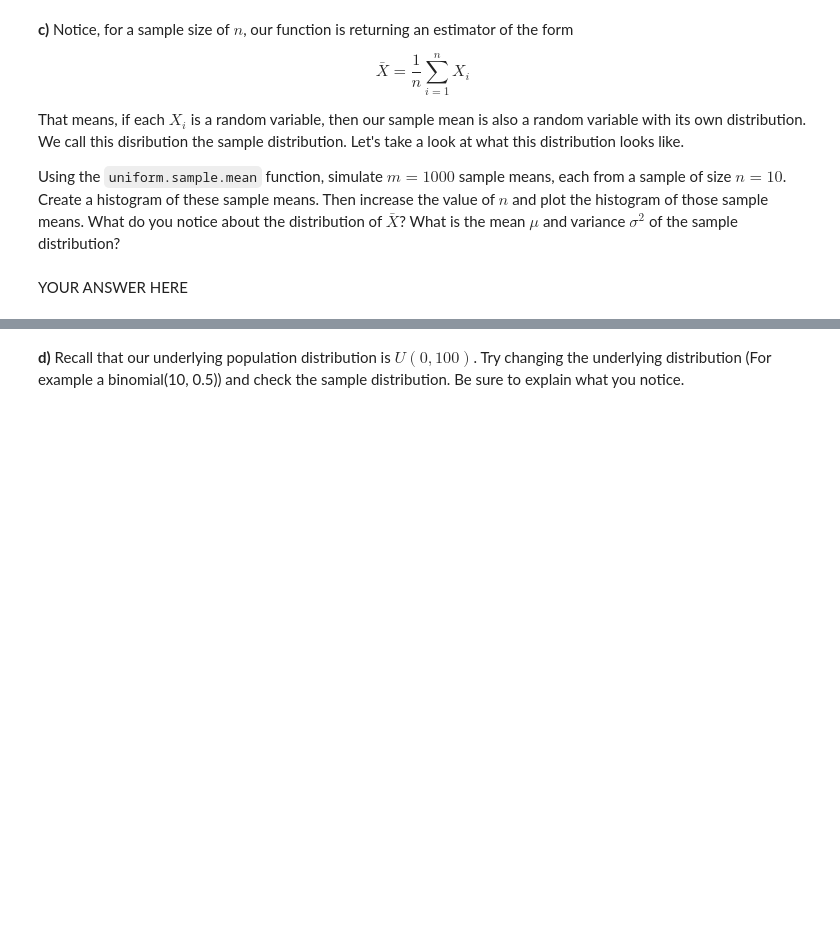
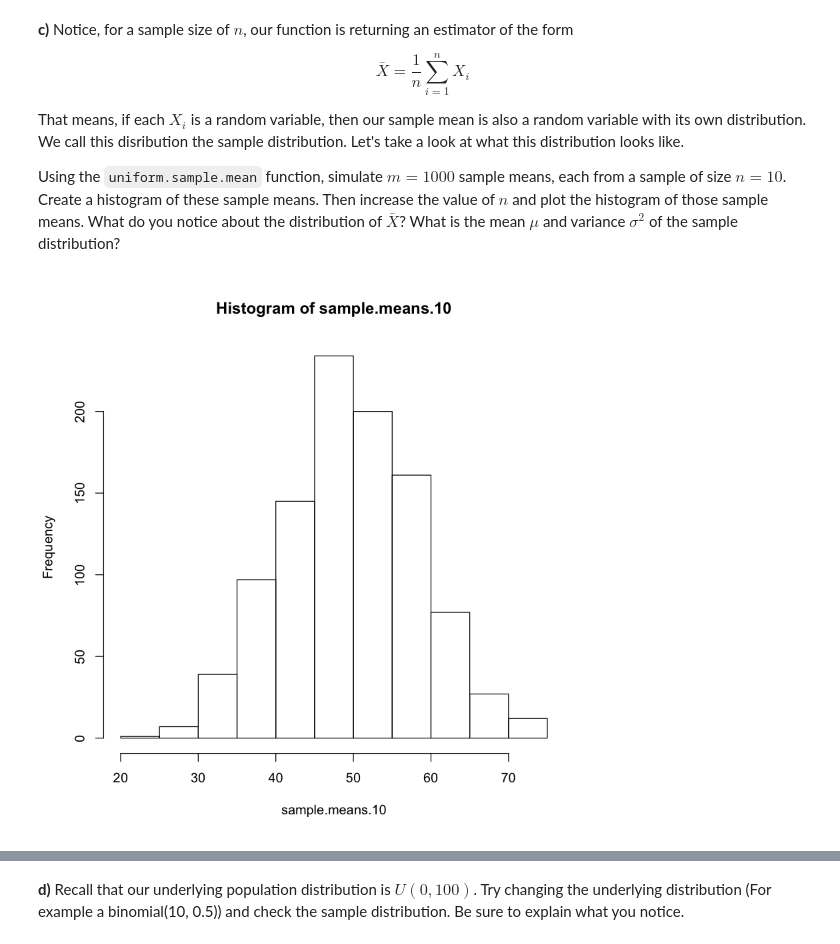
Before and after one commit to aaronliruns/probability-r, a Jupyter notebook: week6/P_M6_1.ipynb, the cells around one changed output, grey strips where cells are left out. Cells and saved outputs as stored; diff of their text form; code cells hidden in the pictures; blank space fills up the shorter version.

```diff
--- a/week6/P_M6_1.ipynb
+++ b/week6/P_M6_1.ipynb
@@ -34,7 +34,9 @@ Complete the following function to sample $n$ rows from the $U(0, 100)$ distribu
 uniform.sample.mean = function(n){
 
     # Your Code Here
-
+    samples = runif(n, 0, 100)
+    sample.mean = mean(samples)
+    return(sample.mean)
     return(sample.mean)
 }
 
@@ -56,2 +68,15 @@ Using the `uniform.sample.mean` function, simulate $m=1000$ sample means, each f
-# %% [markdown]
-YOUR ANSWER HERE
+# %%
+# Your Code Here
+get.sample.means = function(m, n){
+    means = numeric(m)
+    for (i in 1:m){
+        means[i] = uniform.sample.mean(n)
+    }
+    return(means)
+}
+
+m = 1000
+sample.means.10 = get.sample.means(m, 10)
+hist(sample.means.10)
+# %% [output]
+[figure, added]
```
Also changed, not shown: parts of 22 cells of this notebook, 2 other files.
